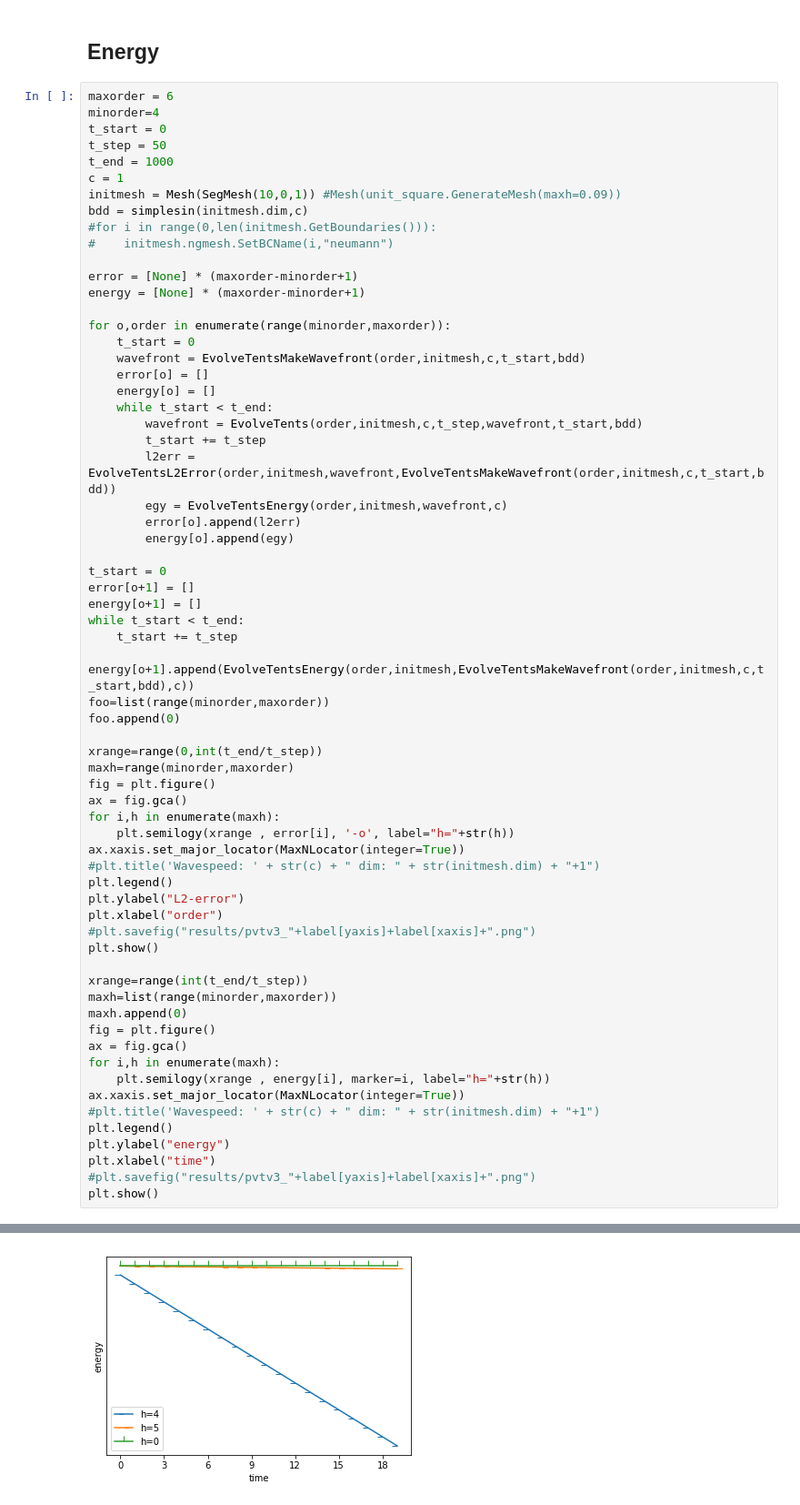
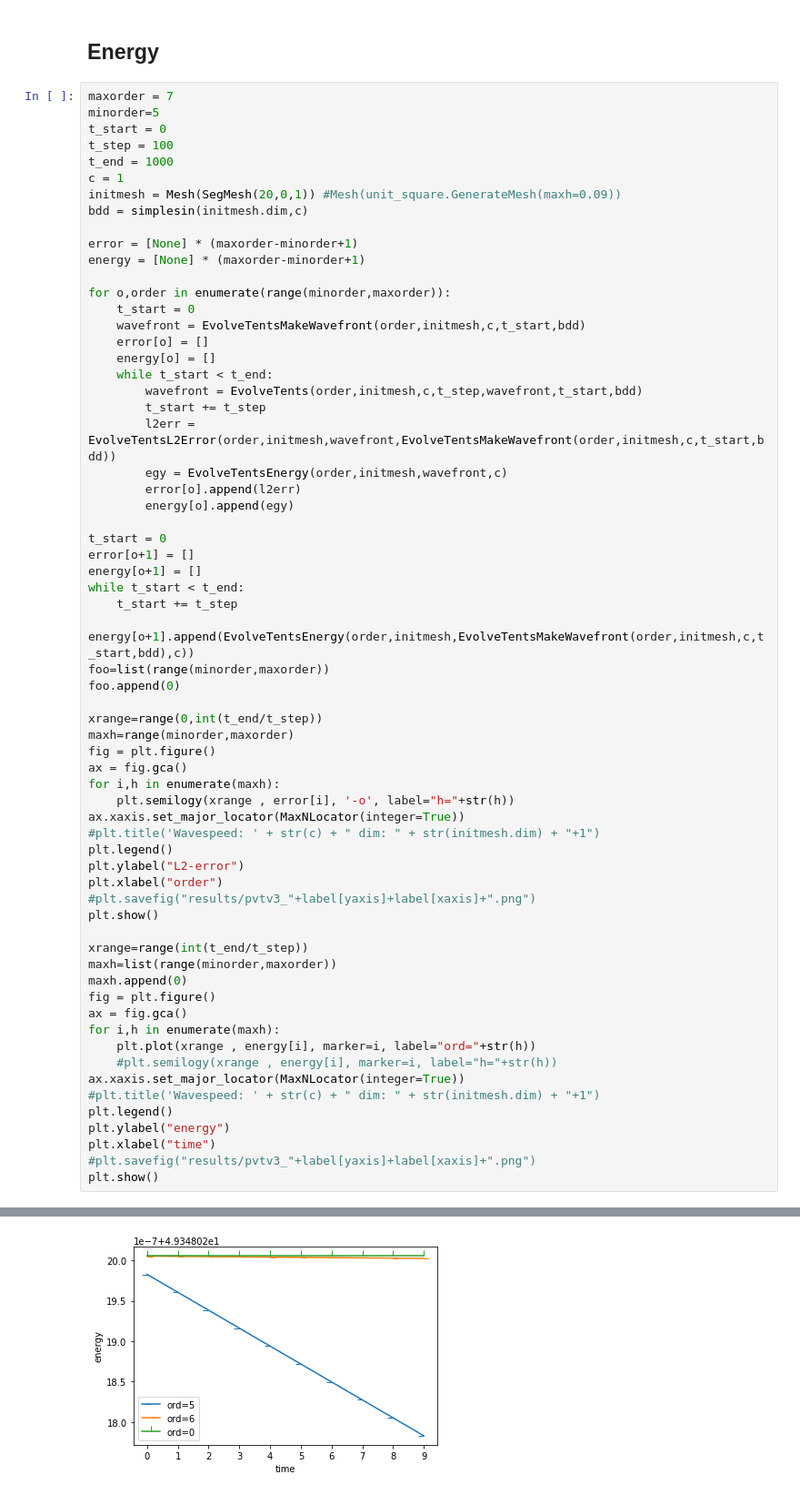
Before and after one commit to PaulSt/NGSTrefftz, a Jupyter notebook: python_test/notebooks/evolvetent.ipynb, the cells around one changed output, grey strips where cells are left out. Shown: that part at 91% size. Saved outputs shown, nothing was run; the diff lists cells and outputs as text.

```diff
--- a/python_test/notebooks/evolvetent.ipynb
+++ b/python_test/notebooks/evolvetent.ipynb
@@ -206,16 +206,14 @@ order: 4 err: 0.001498906238993237
 # %% [markdown]
 ## Energy
 # %%
-maxorder = 6
-minorder=4
+maxorder = 7
+minorder=5
 t_start = 0
-t_step = 50
+t_step = 100
 t_end = 1000
 c = 1
-initmesh = Mesh(SegMesh(10,0,1)) #Mesh(unit_square.GenerateMesh(maxh=0.09))
+initmesh = Mesh(SegMesh(20,0,1)) #Mesh(unit_square.GenerateMesh(maxh=0.09))
 bdd = simplesin(initmesh.dim,c)
-#for i in range(0,len(initmesh.GetBoundaries())):
-#    initmesh.ngmesh.SetBCName(i,"neumann")
 
 error = [None] * (maxorder-minorder+1)
 energy = [None] * (maxorder-minorder+1)
@@ -262,7 +260,8 @@ maxh.append(0)
 fig = plt.figure()
 ax = fig.gca()
 for i,h in enumerate(maxh):
-    plt.semilogy(xrange , energy[i], marker=i, label="h="+str(h))
+    plt.plot(xrange , energy[i], marker=i, label="ord="+str(h))
+    #plt.semilogy(xrange , energy[i], marker=i, label="h="+str(h))
 ax.xaxis.set_major_locator(MaxNLocator(integer=True))
 #plt.title('Wavespeed: ' + str(c) + " dim: " + str(initmesh.dim) + "+1")
 plt.legend()
@@ -275 +274 @@ plt.show()
-[figure, old version]
+[figure, new version]
```
Also changed, not shown: parts of 4 cells of this notebook, 3 other files.
